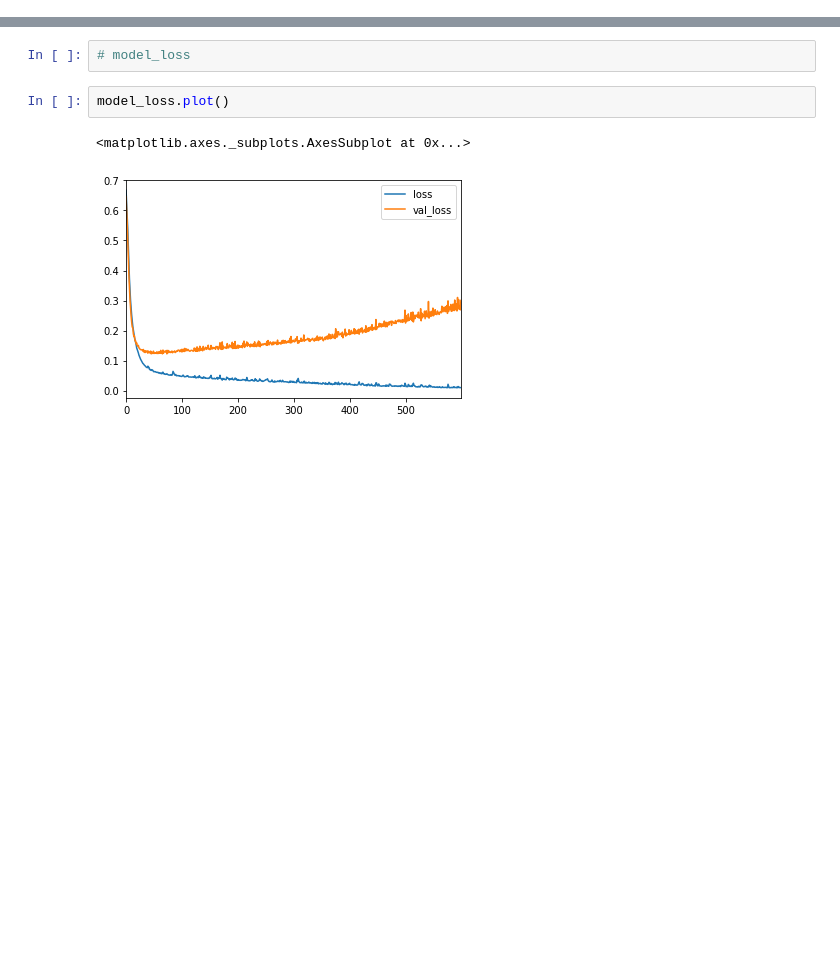
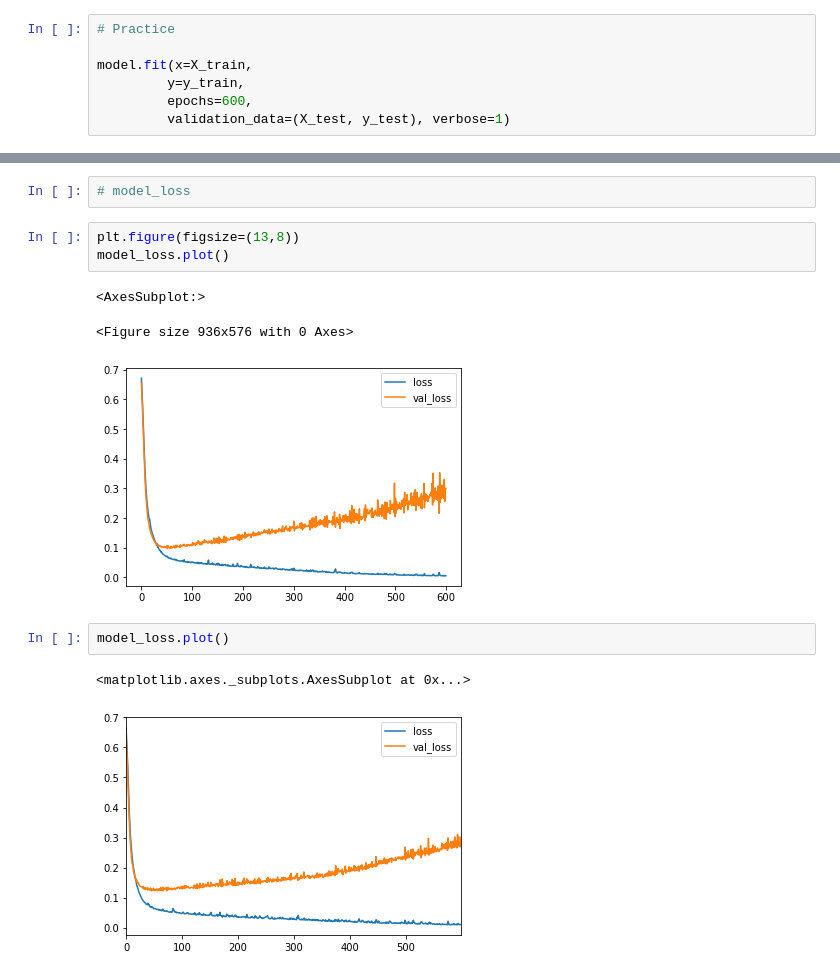
Before and after one commit to leader2345/Udemy_Python_For_Data_Science_And_Machine_Learning, a Jupyter notebook: 22-Deep Learning/TensorFlow_FILES/ANNs/02-Keras-Classification.ipynb, the cells around one changed output, grey strips where cells are left out. Drawn from its saved outputs; the diff is of its cells as text; blank space fills up the shorter version.

Commit message:
Stopped at Keras Project, Train test Split

```diff
--- a/22-Deep Learning/TensorFlow_FILES/ANNs/02-Keras-Classification.ipynb
+++ b/22-Deep Learning/TensorFlow_FILES/ANNs/02-Keras-Classification.ipynb
@@ -303,3 +375,10 @@ model.compile(loss='binary_crossentropy', optimizer='adam')
 ## Training the Model
 
 ### Example One: Choosing too many epochs and overfitting!
+# %%
+# Practice
+
+model.fit(x=X_train,
+         y=y_train,
+         epochs=600,
+         validation_data=(X_test, y_test), verbose=1)
@@ -338,5 +476,12 @@ model_loss = pd.DataFrame(model.history.history)
 # %%
 # model_loss
+# %%
+plt.figure(figsize=(13,8))
+model_loss.plot()
+# %% [output]
+<AxesSubplot:>
+<Figure size 936x576 with 0 Axes>
+[figure, added]
 # %%
 model_loss.plot()
 # %% [output]
```
Also changed, not shown: parts of 35 cells of this notebook.
